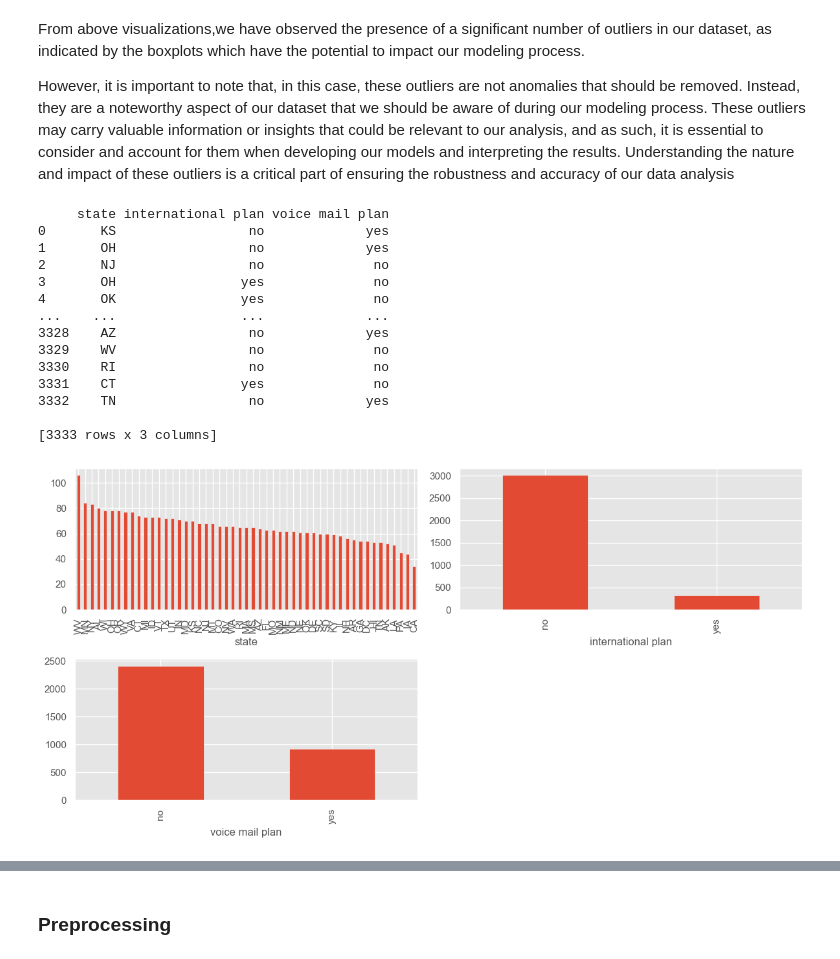
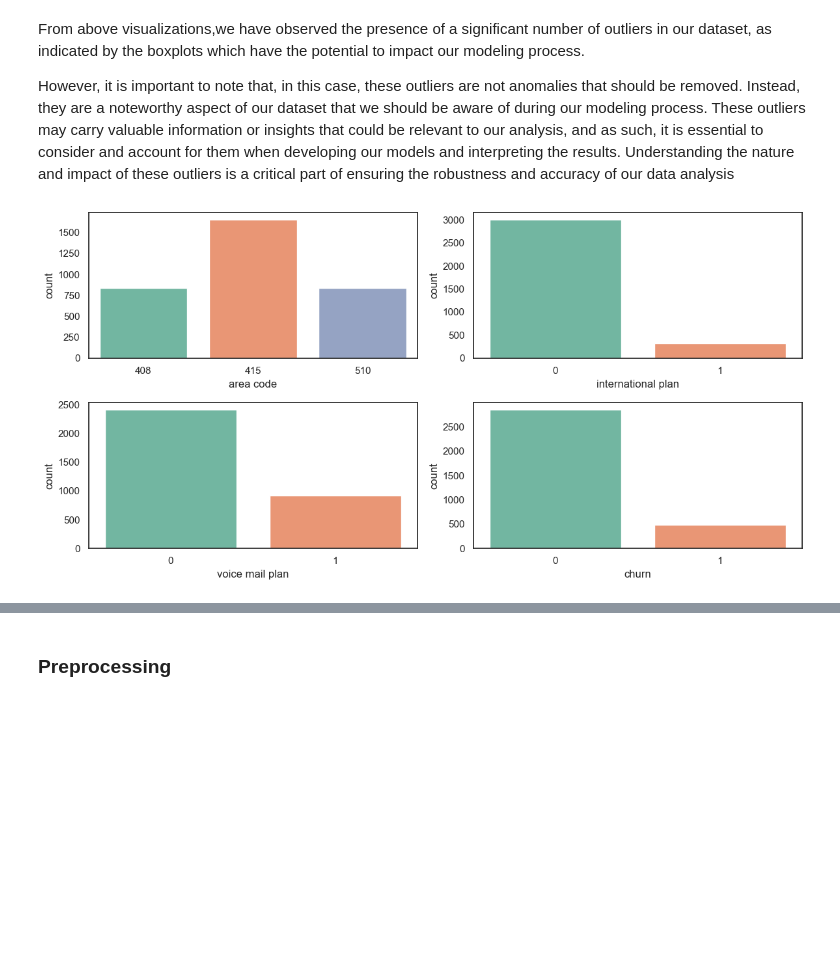
Before and after one commit to JEr1yAnalst/Phase-3-project-Machinelearning, a Jupyter notebook: index.ipynb, the cells around one changed output, grey strips where cells are left out. Saved outputs shown, nothing was run; the diff lists cells and outputs as text; code cells hidden in the pictures; blank space fills up the shorter version.

```diff
--- a/index.ipynb
+++ b/index.ipynb
@@ -321,34 +385,18 @@ From above visualizations,we have observed the presence of a significant number
 However, it is important to note that, in this case, these outliers are not anomalies that should be removed. Instead, they are a noteworthy aspect of our dataset that we should be aware of during our modeling process. These outliers may carry valuable information or insights that could be relevant to our analysis, and as such, it is essential to consider and account for them when developing our models and interpreting the results. Understanding the nature and impact of these outliers is a critical part of ensuring the robustness and accuracy of our data analysis
 # %%
 # categorical feature distribution
-categorical_features = df.select_dtypes(include=['object'])
-
-print(categorical_features)
+categorical_features = [ 'area code', 'international plan', 'voice mail plan', 'churn']
 
 # Plotting bar plots for categorical features
 plt.figure(figsize=(12, 6))
 for i, feature in enumerate(categorical_features, 1):
     plt.subplot(2, 2, i)
-    df[feature].value_counts().plot(kind='bar')
+    sns.countplot(data=df, x=feature, palette='Set2')  # Using a palette to differentiate colors
     plt.xlabel(feature)
 plt.tight_layout()
 plt.show()
 # %% [output]
-     state international plan voice mail plan
-0       KS                 no             yes
-1       OH                 no             yes
-2       NJ                 no              no
-3       OH                yes              no
-4       OK                yes              no
-...    ...                ...             ...
-3328    AZ                 no             yes
-3329    WV                 no              no
-3330    RI                 no              no
-3331    CT                yes              no
-3332    TN                 no             yes
-
-[3333 rows x 3 columns]
-[figure, old version]
+[figure, new version]
 # %%
 # Calculating the correlation
 correlations = df.corr(numeric_only=True)
```
Also changed, not shown: parts of 24 cells of this notebook.
